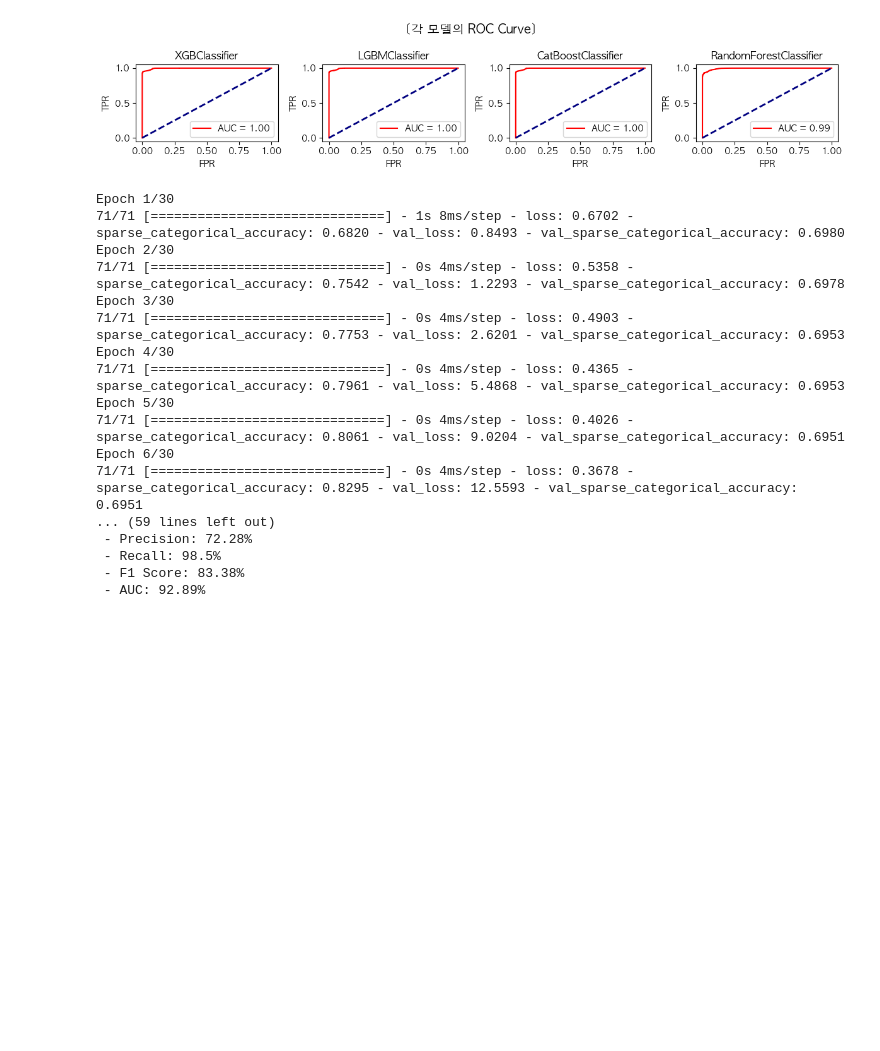
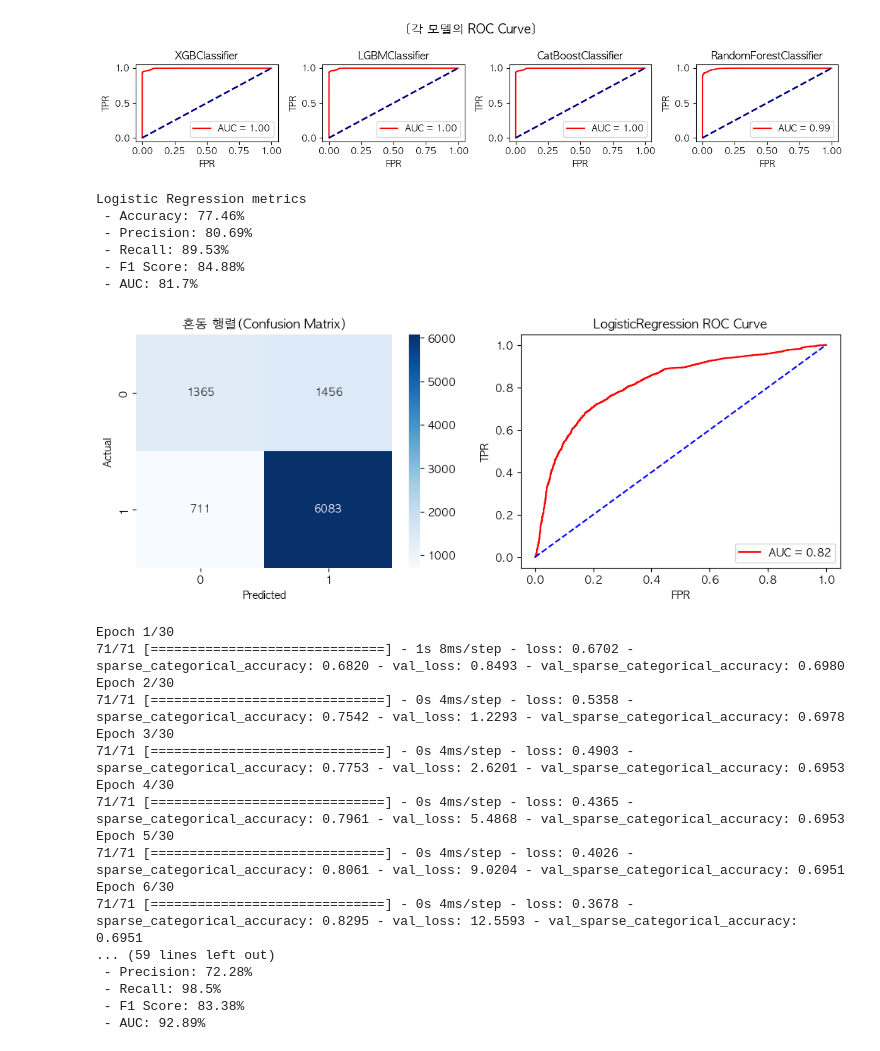
Before and after one commit to ParkSungHyon/smart_factory_cnc, a Jupyter notebook: cnc2.ipynb, the cells around one changed output. Saved outputs shown, nothing was run; the diff lists cells and outputs as text; code cells hidden in the pictures; blank space fills up the shorter version.

```diff
--- a/cnc2.ipynb
+++ b/cnc2.ipynb
@@ -672,6 +672,59 @@ LGBMClassifier:
 -----------------------------------------------------
 [figure]
 [figure]
+# %%
+## logistic regression
+
+# 로지스틱 회귀 모델 생성 및 학습
+model = LogisticRegression(max_iter=20000)  # 최대 반복 횟수를 설정
+model.fit(x_train, y_train)
+y_pred = model.predict(x_test) # test dataset 결과 예측
+probs = model.predict_proba(x_test)[:, 1]  # 클래스 1에 대한 예측 확률
+
+# 평가지표 계산
+accuracy = accuracy_score(y_test, y_pred) # 정확도
+precision = precision_score(y_test, y_pred) # 정밀도: 양성이라고 예측한것중 실제 양성의 비율
+recall = recall_score(y_test, y_pred) # 재현율(민감도): 실제 양성 중 양성으로 예측된 비율
+f1 = f1_score(y_test, y_pred) # f1: 2 * (정밀도*재현율)/(정밀도+재현율)
+auc_score = roc_auc_score(y_test, probs)  # AUC 계산 (ROC 곡선 아래의 면적)
+
+# 평가지표 출력
+print(f"Logistic Regression metrics")
+print(f" - Accuracy: {round(accuracy*100,2)}%")
+print(f" - Precision: {round(precision*100,2)}%")
+print(f" - Recall: {round(recall*100,2)}%")
+print(f" - F1 Score: {round(f1*100,2)}%")
+print(f" - AUC: {round(auc_score*100,2)}%")
+
+fig, axs = plt.subplots(1, 2, figsize=(12,4))
+
+# 혼동 행렬(Confusion Matrix)
+confusion = confusion_matrix(y_test, y_pred)
+# 히트맵으로 시각화
+sns.heatmap(confusion, annot=True, fmt="d", cmap="Blues",
+            xticklabels=['0', '1'], yticklabels=['0', '1'], ax=axs[0])
+axs[0].set_ylabel('Actual')
+axs[0].set_xlabel('Predicted')
+axs[0].set_title('혼동 행렬(Confusion Matrix)')
+
+# ROC 그래프 그리기
+fpr, tpr, thresholds = roc_curve(y_test, probs) #fpr, tpr, thresholds 값 변수에 할당
+axs[1].plot(fpr, tpr, color='red', label=f'AUC = {auc_score:.2f}') # ROC Curve 그리기
+axs[1].plot([0, 1], [0, 1], color='blue', linestyle='--')
+axs[1].set_title('LogisticRegression ROC Curve')
+axs[1].set_xlabel('FPR')
+axs[1].set_ylabel('TPR')
+axs[1].legend(loc="lower right")
+
+plt.show()
+# %% [output]
+Logistic Regression metrics
+ - Accuracy: 77.46%
+ - Precision: 80.69%
+ - Recall: 89.53%
+ - F1 Score: 84.88%
+ - AUC: 81.7%
+[figure, added]
 # %%
 # DNN 모델 학습
 
```
Also changed, not shown: parts of 1 cell of this notebook.
